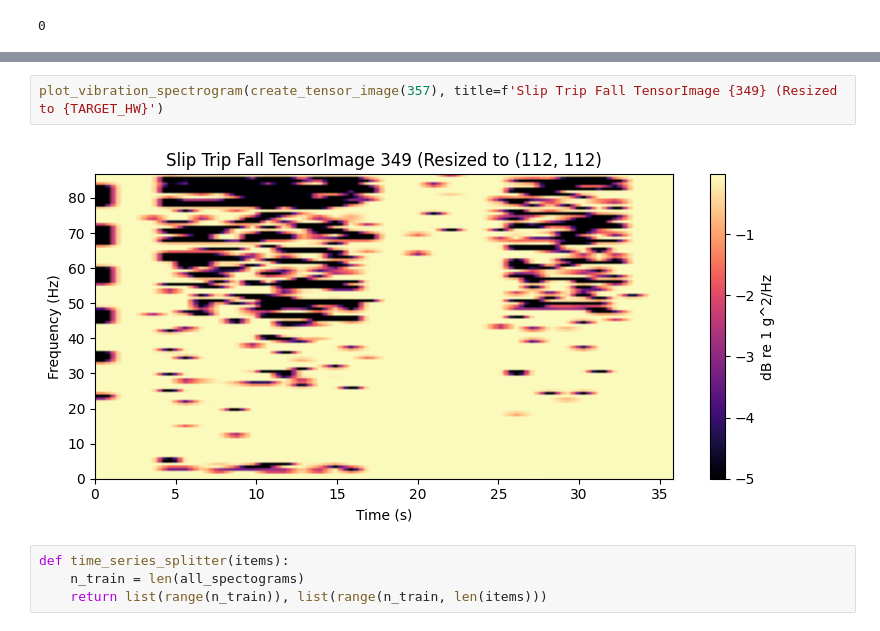
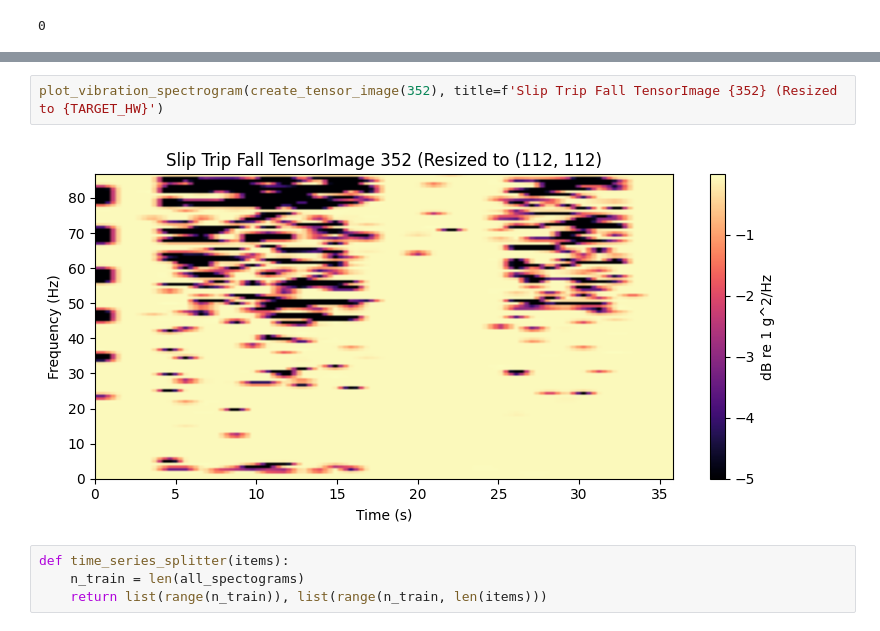
Before and after one commit to Vatnelid-Master-Project/data-analysis, a Jupyter notebook: classification.ipynb, the cells around one changed output, grey strips where cells are left out. Cells and saved outputs as stored; diff of their text form.

```diff
--- a/classification.ipynb
+++ b/classification.ipynb
@@ -374,7 +374,7 @@ get_label_index("SlipTrip")
 # %%
-plot_vibration_spectrogram(create_tensor_image(357), title=f'Slip Trip Fall TensorImage {349} (Resized to {TARGET_HW}')
+plot_vibration_spectrogram(create_tensor_image(352), title=f'Slip Trip Fall TensorImage {352} (Resized to {TARGET_HW}')
 # %% [output]
-[figure, old version]
+[figure, new version]
 # %%
 def time_series_splitter(items):
     n_train = len(all_spectograms)
```
Also changed, not shown: parts of 16 cells of this notebook, 1 other file.
